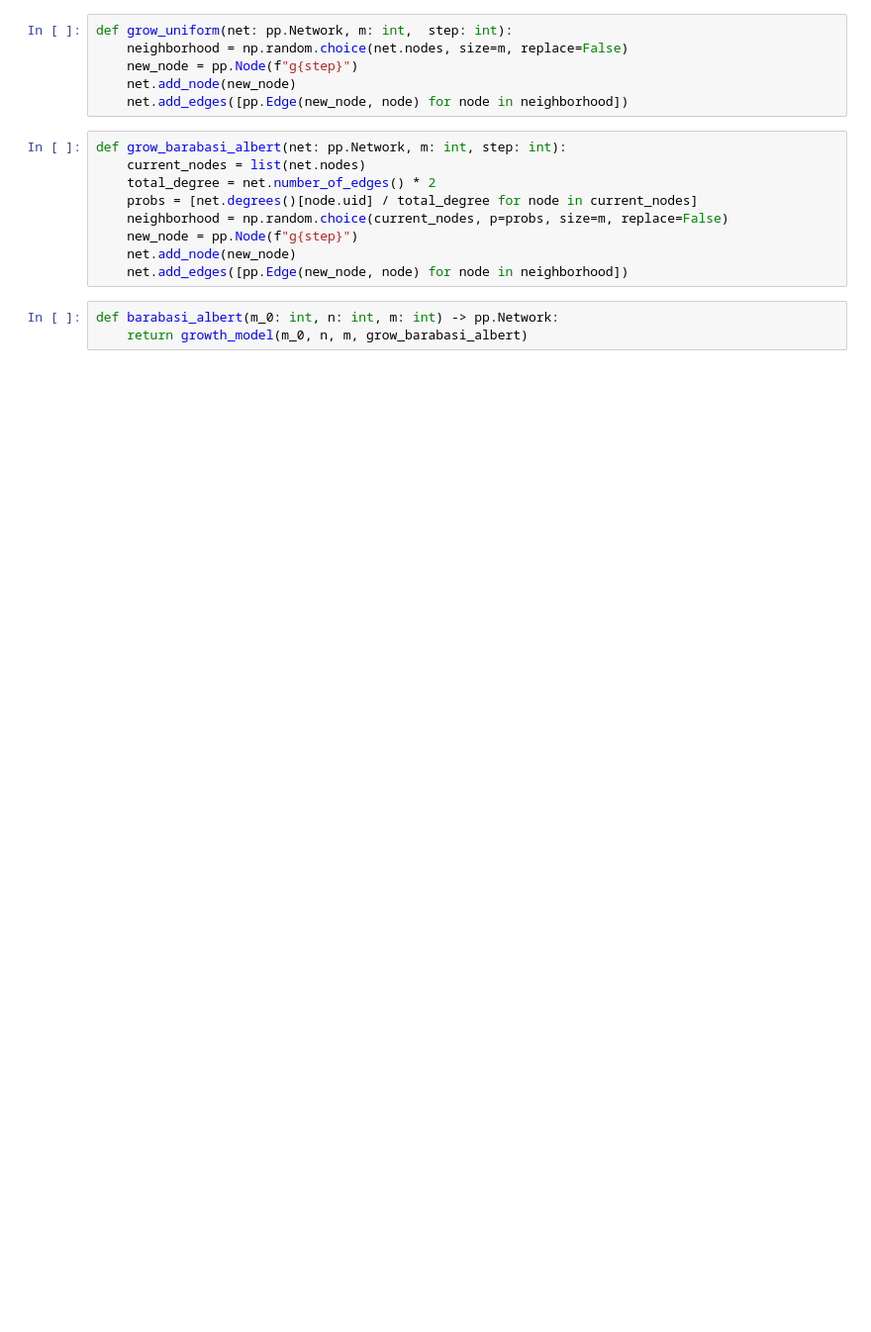
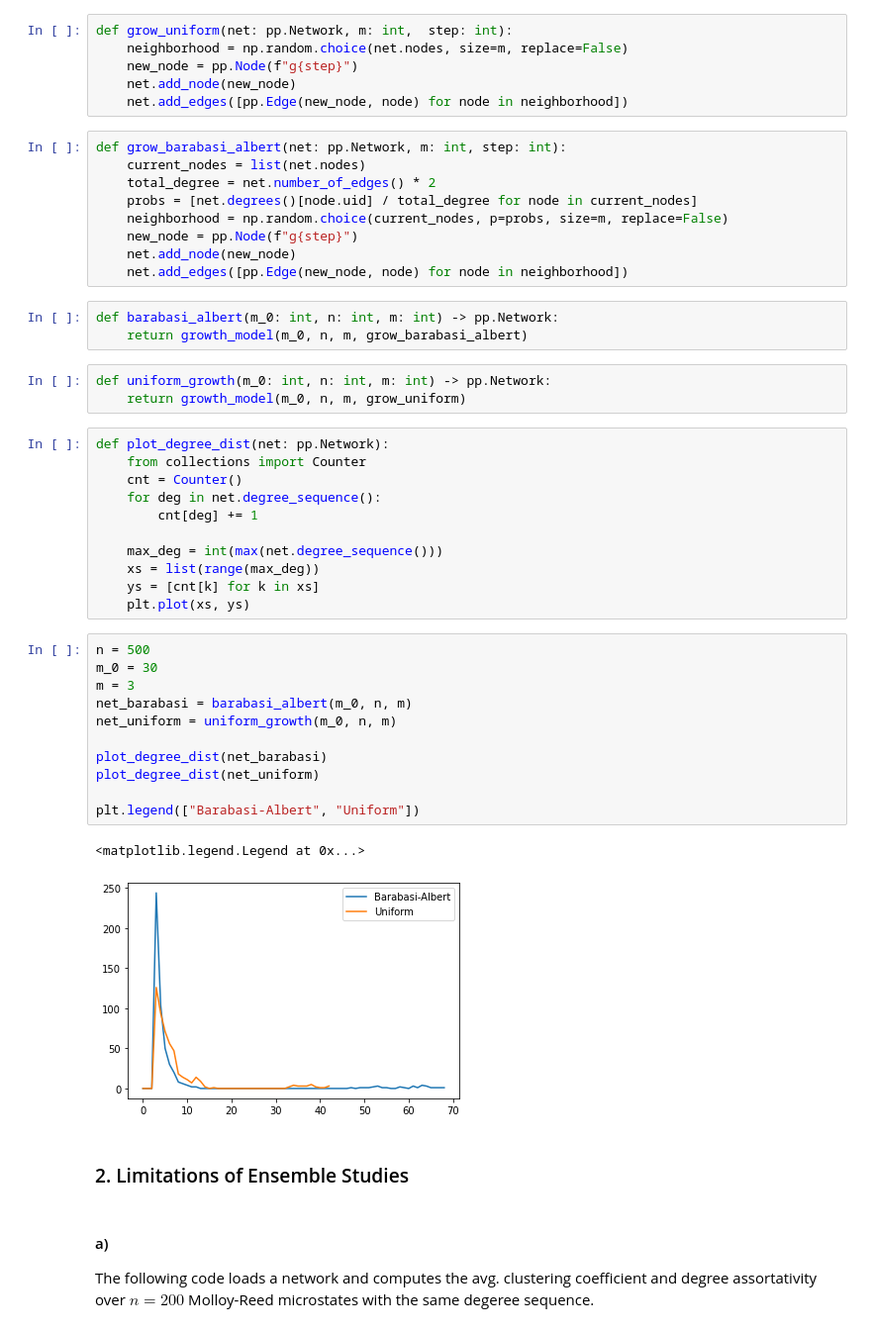
Before and after one commit to TreeMage/sna-exercises, a Jupyter notebook: sheet07.ipynb, the cells around one changed output. Shown at 99% size. Saved outputs shown, nothing was run; the diff lists cells and outputs as text; blank space fills up the shorter version.

```diff
--- a/sheet07.ipynb
+++ b/sheet07.ipynb
@@ -64,3 +87,36 @@ def grow_barabasi_albert(net: pp.Network, m: int, step: int):
 # %%
 def barabasi_albert(m_0: int, n: int, m: int) -> pp.Network:
     return growth_model(m_0, n, m, grow_barabasi_albert)
+# %%
+def uniform_growth(m_0: int, n: int, m: int) -> pp.Network:
+    return growth_model(m_0, n, m, grow_uniform)
+# %%
+def plot_degree_dist(net: pp.Network):
+    from collections import Counter
+    cnt = Counter()
+    for deg in net.degree_sequence():
+        cnt[deg] += 1
+
+    max_deg = int(max(net.degree_sequence()))
+    xs = list(range(max_deg))
+    ys = [cnt[k] for k in xs]
+    plt.plot(xs, ys)
+# %%
+n = 500
+m_0 = 30
+m = 3
+net_barabasi = barabasi_albert(m_0, n, m)
+net_uniform = uniform_growth(m_0, n, m)
+
+plot_degree_dist(net_barabasi)
+plot_degree_dist(net_uniform)
+
+plt.legend(["Barabasi-Albert", "Uniform"])
+# %% [output]
+<matplotlib.legend.Legend at 0x...>
+[figure, added]
+# %% [markdown]
+### 2. Limitations of Ensemble Studies
+# %% [markdown]
+#### a)
+The following code loads a network and computes the avg. clustering coefficient and degree assortativity over $n = 200$ Molloy-Reed microstates with the same degeree sequence.
```
Also changed, not shown: parts of 35 cells of this notebook, 1 other file.
